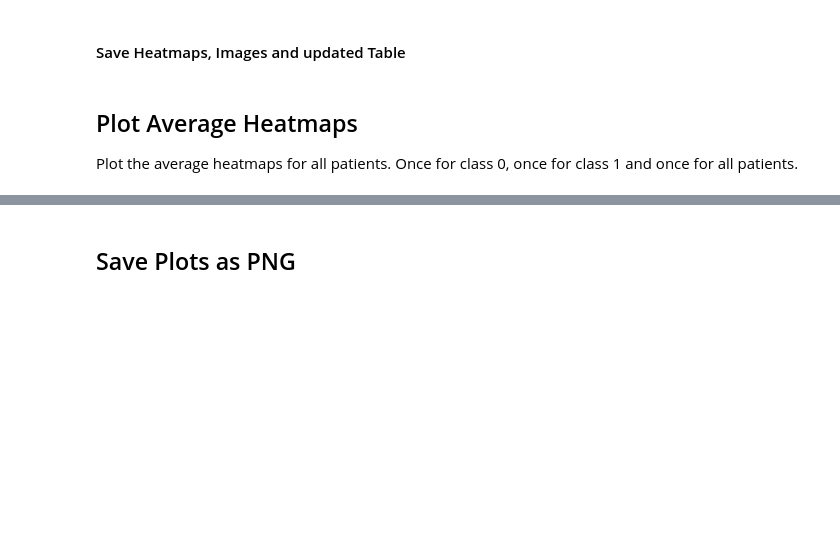
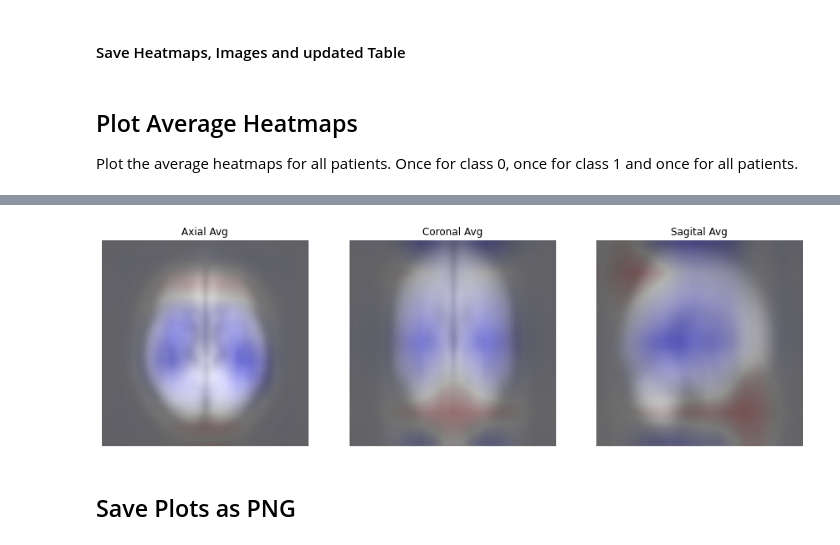
Before and after one commit to NorDar/explainable_AI, a Jupyter notebook: generate_all_heatmaps.ipynb, the cells around one changed output, grey strips where cells are left out. Saved outputs shown, nothing was run; the diff lists cells and outputs as text; code cells hidden in the pictures; blank space fills up the shorter version.

```diff
--- a/generate_all_heatmaps.ipynb
+++ b/generate_all_heatmaps.ipynb
@@ -361,16 +419,20 @@ idx = np.arange(0,407)
 # %%
 mean_hm_lc = np.array(np.take(heatmaps_lc, idx, axis = 0).squeeze()).mean(axis = 0)
 if not last_layer_only:
     mean_hm_ac = np.array(np.take(heatmaps_ac, idx, axis = 0).squeeze()).mean(axis = 0)
 mean_image = np.array(np.take(res_images, idx, axis = 0).squeeze()).mean(axis = 0)
 
 phm.plot_heatmap(mean_image, mean_hm_lc,
             version = "overlay",
-            mode = "avg")
+            mode = "avg",
+            hm_colormap = cmap,
+            hm_positive = hm_positive)
 if not last_layer_only:
     phm.plot_heatmap(mean_image, mean_hm_ac,
                 version = "overlay",
                 mode = "avg")
+# %% [output]
+[figure, added]
 # %% [markdown]
 ## Save Plots as PNG
 # %%
```
Also changed, not shown: parts of 14 cells of this notebook.
